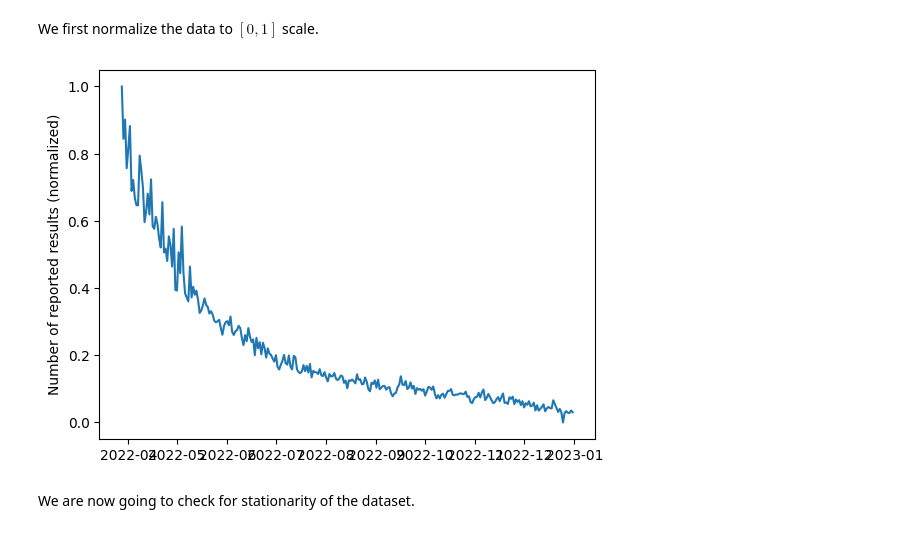
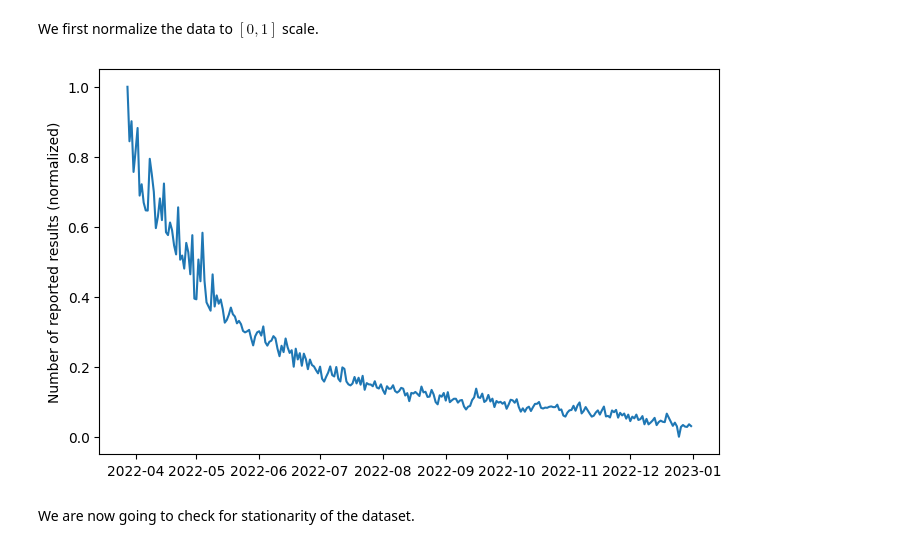
Before and after one commit to Charlie-XIAO/MCM23-Wordle-ML, a Jupyter notebook: src/Q1-3.ipynb, the cells around one changed output. Cells and saved outputs as stored; diff of their text form; code cells hidden in the pictures.

```diff
--- a/src/Q1-3.ipynb
+++ b/src/Q1-3.ipynb
@@ -27,11 +28,12 @@ We first normalize the data to $[0,1]$ scale.
 # %%
 orimin, orimax = df["result_num"].min(), df["result_num"].max()
 df = (df - orimin) / (orimax - orimin)
+plt.figure(figsize=(8, 5))
 plt.plot(df)
 plt.ylabel("Number of reported results (normalized)")
 plt.show()
 # %% [output]
-[figure, old version]
+[figure, new version]
 # %% [markdown]
 We are now going to check for stationarity of the dataset.
 # %%
```
Also changed, not shown: parts of 5 cells of this notebook, 1 other file.
